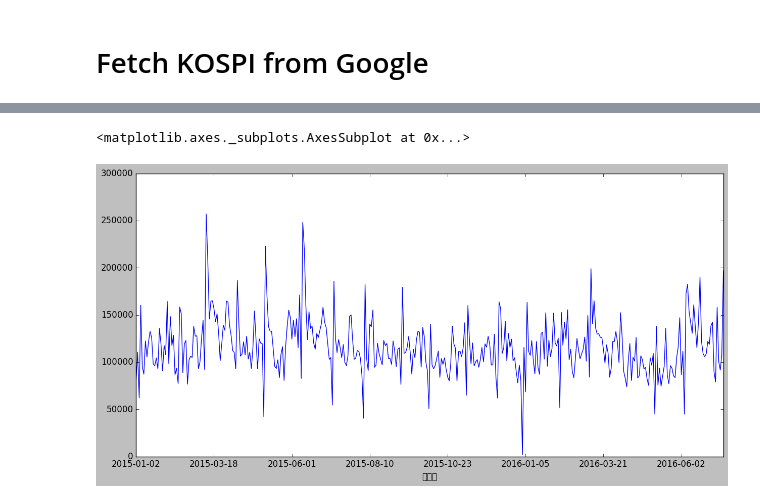
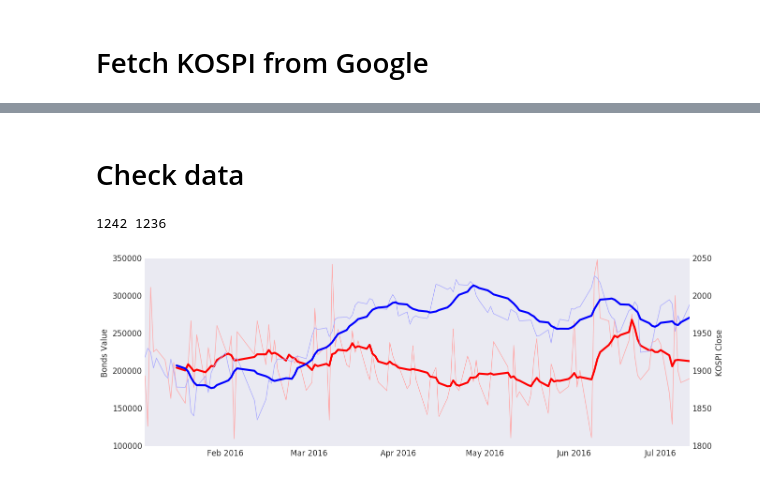
Before and after one commit to tohichoi/ecos, a Jupyter notebook: ecos.ipynb, the cells around one changed output, grey strips where cells are left out. Drawn from its saved outputs; the diff is of its cells as text; code cells hidden in the pictures.

```diff
--- a/ecos.ipynb
+++ b/ecos.ipynb
@@ -10,2 +18,0 @@ import pickle
-# %%
-plt.style.use('default')
@@ -25,0 +43,6 @@ df_quant.head()
+# %%
+df=pd.read_excel('data/최종호가 수익률-v2.xls', thousands=',', index_col=0)
+df_inter=df
+
+df_inter.index=pd.to_datetime(df_inter.index)
+df_inter.head()
@@ -30,8 +61,15 @@ start = datetime.datetime(2011, 7, 11)
 end = datetime.datetime(2016, 7, 11)
 # %%
 # Open 	High 	Low 	Close 	Volume
-f = web.DataReader("KOSPI", 'google', start, end)
-f.sort_index()
-output = open('data/KOSPI-20110711-20160711.pkl', 'wb')
-pickle.dump(f, output)
-output.close()
+datafilename='data/KOSPI-20110711-20160711.pkl'
+df_kospi=None
+if os.path.isfile(datafilename):
+    fd=open(datafilename)
+    df_kospi=pickle.load(fd)
+    fd.close()
+else:
+    df_kospi=web.DataReader("KOSPI", 'google', start, end)
+    df_kospi.sort_index()
+    output = open('data/KOSPI-20110711-20160711.pkl', 'wb')
+    pickle.dump(df_kospi, output)
+    output.close()
@@ -54,7 +76,23 @@ df_quant2[u'국채'].plot(figsize=(15, 5))
-# %%
-plt.figure(figsize=(15, 7))
-df_quant2[u'국채'].plot()
-#df_quant2.columns
-# %% [output]
-<matplotlib.axes._subplots.AxesSubplot at 0x...>
-[figure, removed]
+# %% [markdown]
+# Check data
+# %%
+print len(df_quant), len(df_kospi)
+
+df=pd.concat([df_quant[u'합계'], df_inter, df_kospi['Close']], axis=1, join_axes=[df_quant.index])
+df_merged=df.ix[datetime.date(year=2016,month=1,day=1):datetime.date(year=2016,month=7,day=11)]
+
+fig, ax1 = plt.subplots(figsize=(15, 5))
+ax1.plot(df_merged[u'합계'], color='#ffaaaa')
+ax1.set_ylabel('Bonds Value')
+ax1.plot(df_merged[u'합계'].rolling(window=10).mean(), color='r', linewidth=3)
+#ax1.legend()
+ax2=ax1.twinx()
+ax2.plot(df_merged[u'Close'], color='#aaaaff')
+ax2.plot(df_merged[u'Close'].rolling(window=10).mean(), color='b', linewidth=3)
+ax2.set_ylabel('KOSPI Close')
+#ax2.legend()
+plt.show()
+df_merged.corr()
+# %% [output]
+1242 1236
+[figure, added]
```
Also changed, not shown: parts of 17 cells of this notebook, 3 other files.
